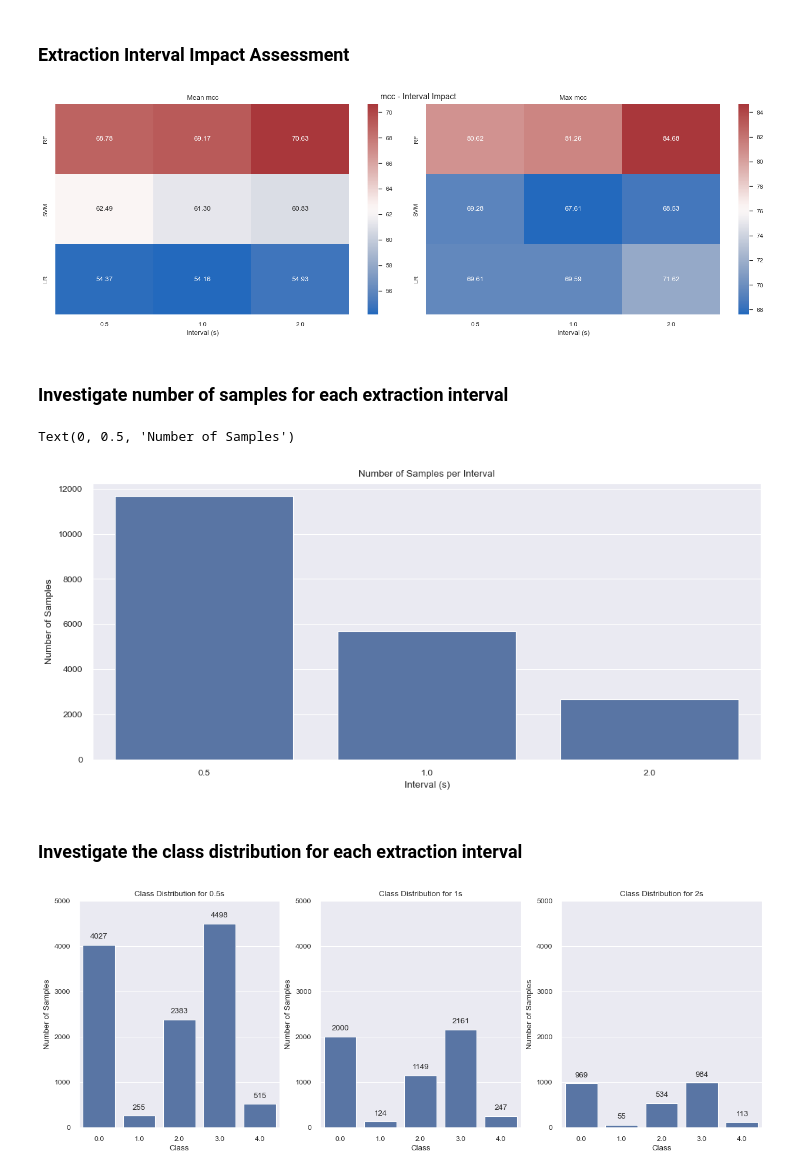
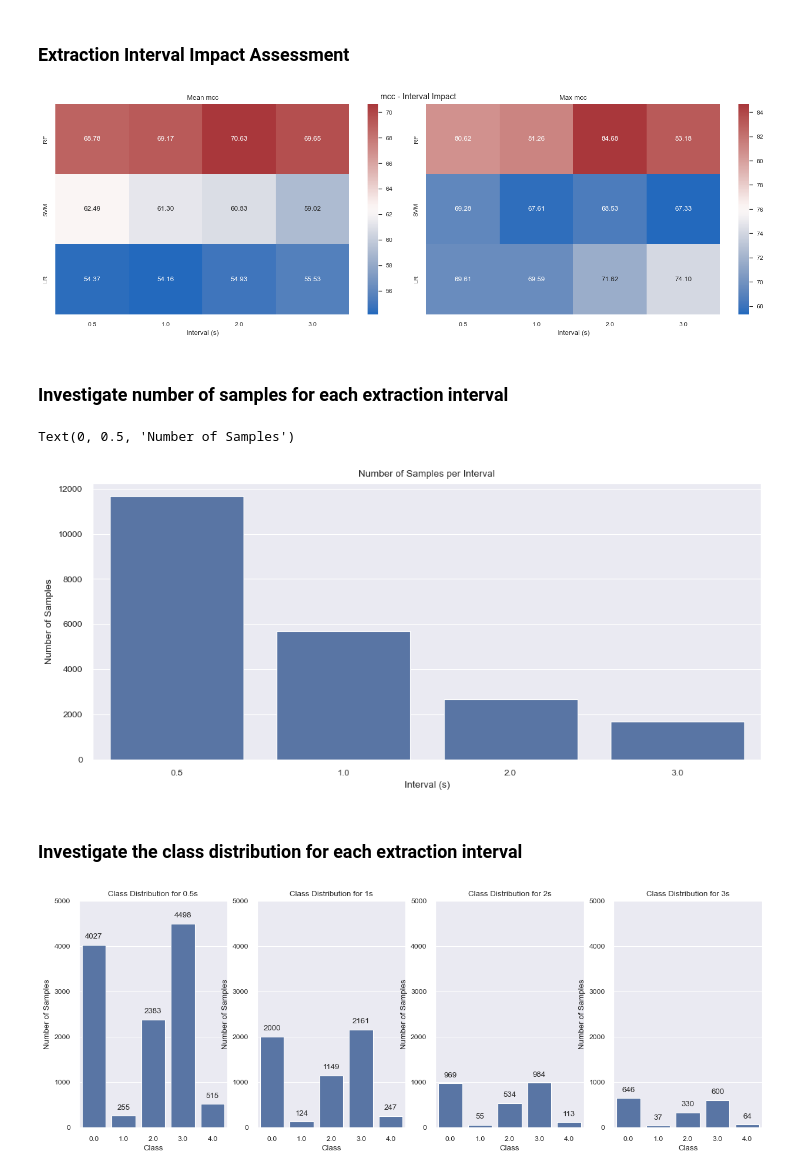
Before and after one commit to DavideLigari01/advanced-biomedical-project, a Jupyter notebook: notebooks/feature_analysis/sample_rate_impact.ipynb, the cells around one changed output. Saved outputs shown, nothing was run; the diff lists cells and outputs as text; code cells hidden in the pictures.

```diff
--- a/notebooks/feature_analysis/sample_rate_impact.ipynb
+++ b/notebooks/feature_analysis/sample_rate_impact.ipynb
@@ -54,7 +54,7 @@ IMAGES_PATH = PAPER + 'images/'
 
 # HYERPARAMETERS
 SEED = 42
-INTERVAL = 2 # 0.5, 1, 2
+INTERVAL = 3 # 0.5, 1, 2, 3
 METRIC = 'mcc' # 'acc', 'microf1', 'macrof1', 'mcc'
 # %% [markdown]
 ### Load the Data and Train the Model
@@ -325,11 +321,11 @@ fig.savefig(IMAGES_PATH + f'mean_{METRIC}_models_{interval}s.png', dpi=300)
 ### Extraction Interval Impact Assessment
 # %%
 # define dataframe having models as columns and intervals as rows
-df_mean = pd.DataFrame(columns=[0.5, 1, 2], index=["RF", "SVM", "LR"])
-df_max = pd.DataFrame(columns=[0.5, 1, 2], index=["RF", "SVM", "LR"])
+df_mean = pd.DataFrame(columns=[0.5, 1, 2, 3], index=["RF", "SVM", "LR"])
+df_max = pd.DataFrame(columns=[0.5, 1, 2, 3], index=["RF", "SVM", "LR"])
 
 # load the results
-for interval in [0.5, 1, 2]:
+for interval in [0.5, 1, 2, 3]:
 	results_rf = pd.read_csv(MODELS_RESULTS + f'results_rf_{interval}s_{METRIC}.csv', index_col=0)
 	results_svm = pd.read_csv(MODELS_RESULTS + f'results_svm_{interval}s_{METRIC}.csv', index_col=0)
 	results_lr = pd.read_csv(MODELS_RESULTS + f'results_lr_{interval}s_{METRIC}.csv', index_col=0)
@@ -369,7 +365,7 @@ fig.suptitle(F"{METRIC} - Interval Impact")
 # save
 fig.savefig(IMAGES_PATH + f'{METRIC}_interval_impact.png', dpi=300)
 # %% [output]
-[figure, old version]
+[figure, new version]
 # %% [markdown]
 ### Investigate number of samples for each extraction interval
 # %%
@@ -377,7 +373,7 @@ fig.savefig(IMAGES_PATH + f'{METRIC}_interval_impact.png', dpi=300)
 num_samples = []
 full_data_dict_keys = ['artifacts', 'extrahls', 'murmurs', 'normals', 'extrastoles']
 
-for interval in [0.5, 1, 2]:
+for interval in [0.5, 1, 2, 3]:
     FEATURES_NAME = f'full_data_{interval}s_mixhz_30mfcc.npy'
     full_data = np.load(FEATURES + FEATURES_NAME, allow_pickle=True).item()
 
@@ -392,43 +388,43 @@ for interval in [0.5, 1, 2]:
 
 # plot the data
 fig, ax = plt.subplots(figsize=(12, 5))
-sns.barplot(x=[0.5, 1, 2], y=num_samples, ax=ax)
+sns.barplot(x=[0.5, 1, 2, 3], y=num_samples, ax=ax)
 ax.set_title("Number of Samples per Interval")
 ax.set_xlabel("Interval (s)")
 ax.set_ylabel("Number of Samples")
 # %% [output]
 Text(0, 0.5, 'Number of Samples')
-[figure, old version]
+[figure, new version]
 # %% [markdown]
 ### Investigate the class distribution for each extraction interval
 # %%
 # investigate the class distribution for each extraction interval
 class_distribution = []
 import numpy as np
-for interval in [0.5, 1, 2]:
+for interval in [0.5, 1, 2, 3]:
     FEATURES_NAME = f'full_data_{interval}s_mixhz_30mfcc.npy'
     full_data = np.load(FEATURES + FEATURES_NAME, allow_pickle=True).item()
 
     data_list = []
     for key in full_data_dict_keys:
         X = full_data[key]['X']
         y = full_data[key]['y']
         data = np.concatenate((X, y.reshape(-1, 1)), axis=1)
         data_list.append(data)
     full_data_array = np.concatenate(data_list, axis=0)
     class_distribution.append(np.unique(full_data_array[:, -1], return_counts=True)[1])
 
 # plot the data
-fig, ax = plt.subplots(1,3 , figsize=(15, 5))
-for i, interval in enumerate([0.5, 1, 2]):
+fig, ax = plt.subplots(1,4 , figsize=(15, 5))
+for i, interval in enumerate([0.5, 1, 2, 3]):
     sns.barplot(x=np.unique(full_data_array[:, -1]), y=class_distribution[i], ax=ax[i])
     # min and max set
     ax[i].set_ylim([0, 5000])
     ax[i].set_title(f"Class Distribution for {interval}s")
     ax[i].set_xlabel("Class")
     ax[i].set_ylabel("Number of Samples")
     # add value as int on top of the bars
     for p in ax[i].patches:
         ax[i].annotate(f'{int(p.get_height())}', (p.get_x() + p.get_width() / 2., p.get_height()), ha='center', va='center', xytext=(0, 10), textcoords='offset points')
 # %% [output]
-[figure, old version]
+[figure, new version]
```
Also changed, not shown: parts of 3 cells of this notebook, 45 other files.
